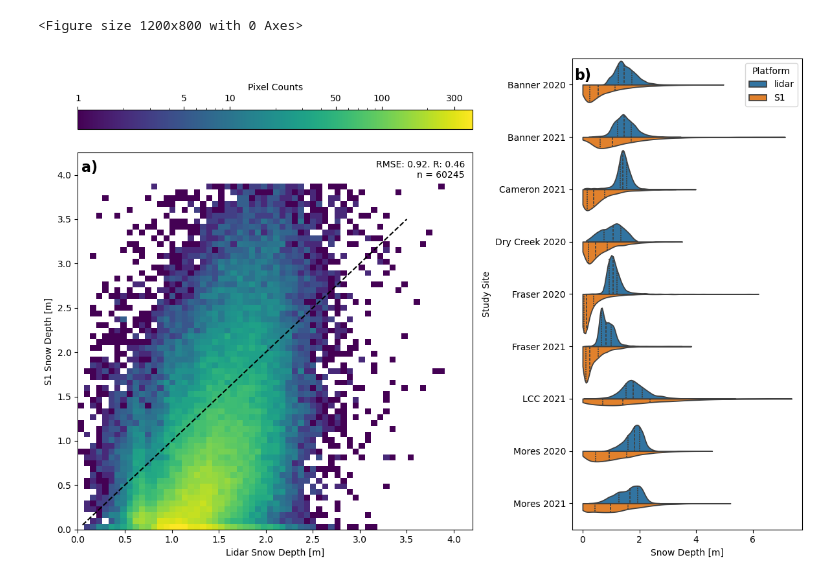
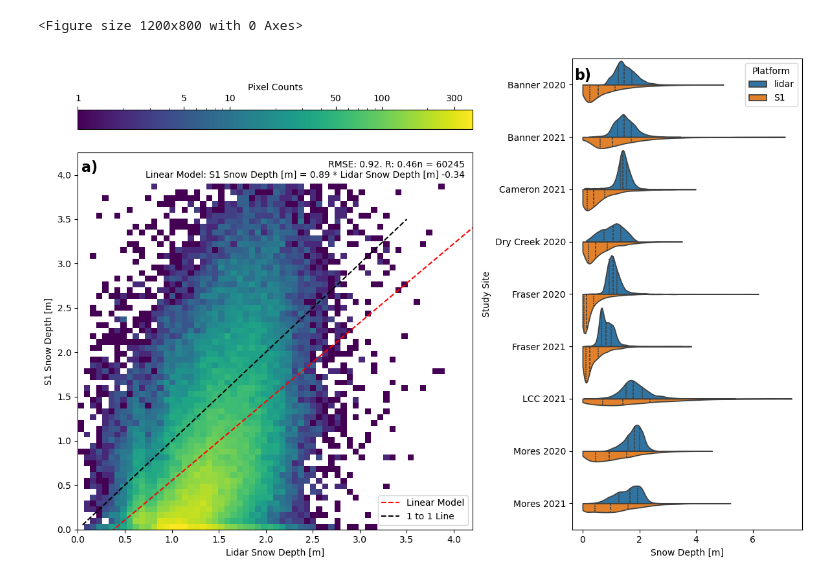
Before and after one commit to ZachHoppinen/spicy-analysis, a Jupyter notebook: src/compare/overall/overall_performance.ipynb, the cells around one changed output. Saved outputs shown, nothing was run; the diff lists cells and outputs as text; code cells hidden in the pictures.

Commit message:
added trend line

```diff
--- a/src/compare/overall/overall_performance.ipynb
+++ b/src/compare/overall/overall_performance.ipynb
@@ -50,6 +50,13 @@ dss = {fp.stem: xr.open_dataset(fp) for fp in in_dir.glob('*.nc')}
 
 in_dir = Path('~/scratch/spicy/nn-SnowEx-Data/').expanduser().resolve()
 nndss = {fp.stem: xr.open_dataset(fp) for fp in in_dir.glob('*.nc')}
+# %%
+from sklearn.linear_model import LinearRegression
+def get_lm(xs, ys):
+    if xs.ndim == 1: xs = xs.reshape((-1, 1))
+    model = LinearRegression().fit(xs, ys)
+    intercept, coefficent, r_sq = model.intercept_,model.coef_, model.score(xs, ys)
+    return intercept, coefficent, r_sq
 # %%
 loc_colors = {'Banner_2020-02-18': 'mediumspringgreen', 'Banner_2021-03-15': 'mediumseagreen', 'Cameron_2021-03-19': 'orange', \
     'Dry_Creek_2020-02-19': 'darkorchid', 'Frasier_2020-02-11': 'lightskyblue', 'Frasier_2021-03-19': 'cornflowerblue', \
@@ -114,11 +121,15 @@ idx = (~np.isnan(xs)) & (~np.isnan(ys)) #& (np.array(xs) > 0)
 xs = np.array(xs)[idx]
 ys = np.array(ys)[idx]
 
+intercept, coefficents, r_sq = get_lm(xs, ys)
+
 h = axes[0].hist2d(xs, ys, bins = 60, range = [[0.0, 3.9], [0.0, 3.9]], norm = mpl.colors.LogNorm())
 r, b, mae, rmse = get_stats(xs, ys)
 # rmse, n  = 0.92, 60245
 n = len(xs)
-axes[0].text(0.98, 0.98, f'RMSE: {rmse:.2f}. R: {r:.2f}\nn = {n}', transform = axes[0].transAxes, ha = 'right', va = 'top')
+axes[0].text(0.98, 0.98, f'RMSE: {rmse:.2f}. R: {r:.2f}n = {n}\nLinear Model: S1 Snow Depth [m] = {coefficents[0]:.2f} * Lidar Snow Depth [m] {intercept:.2f}', transform = axes[0].transAxes, ha = 'right', va = 'top')
+lm_xs = np.linspace(0, 4.2, 100)
+axes[0].plot(lm_xs, coefficents[0]*lm_xs + intercept, color = 'red', linestyle = '--', label = 'Linear Model')
 
 # divider = make_axes_locatable(axes[1])
 # cax = divider.append_axes('right', size='5%', pad=0.05)
@@ -132,35 +143,37 @@ cbar.set_ticklabels([1, 5, 10,50, 100, 300])
 r, b, mae, rmse = get_stats(mean_x, mean_y)
 # axes[0].text(0.98, 0.98, f'R: {r:.2f}', transform = axes[0].transAxes, ha = 'right', va = 'top')
 # axes[0].legend(loc = 'lower right')
 
 sns.violinplot(data = full.sort_values('Study Site').reset_index(), x = 'snow_depth', y = 'Study Site', hue = 'Platform', split=True, inner='quartile', cut=0, ax = f_ax2, width = 1.5)
 
 for ax, letter in zip(all_axes, ['a','b','c']):
     ax.text(0.01, 0.98,f'{letter})', transform=ax.transAxes, ha = 'left', va = 'top', weight='bold', size = 16)
 
 for ax in axes:
     ax.set_ylim(0, 4.25)
     ax.set_xlim(0, 4.2)
     ax.set_xlabel('Lidar Snow Depth [m]')
     ax.set_ylabel('Sentinel-1 Snow Depth [m]')
-    ax.plot([0.05, 3.5], [0.05, 3.5], linestyle = 'dashed', color = 'black')
+    ax.plot([0.05, 3.5], [0.05, 3.5], linestyle = 'dashed', color = 'black', label = '1 to 1 Line')
     ax.set_ylabel('Snow Depth [m]')
 f_ax1.set_title('Overall Histogram of Snow Depths')
 f_ax1.set_title('')
 f_ax1.set_ylabel('S1 Snow Depth [m]')
 f_ax2.set_xlabel('Snow Depth [m]')
 f_ax2.set_title('Study Site Snow Depth Distributions')
 f_ax2.set_title('')
 f_ax2.set_xlabel('Snow Depth [m]')
 
+axes[0].legend(loc = 'lower right')
+
 plt.subplots_adjust(hspace = 0.2, wspace = 0.2)
 
 plt.tight_layout()
 
 plt.savefig('../../../figures/overall/overall_3panel.png')
 # %% [output]
 <Figure size 1200x800 with 0 Axes>
-[figure, old version]
+[figure, new version]
 # %%
 # loc_colors = {'Banner_2020-02-18': 'mediumspringgreen', 'Banner_2021-03-15': 'mediumseagreen', 'Cameron_2021-03-19': 'orange', \
 #     'Dry_Creek_2020-02-19': 'darkorchid', 'Frasier_2020-02-11': 'lightskyblue', 'Frasier_2021-03-19': 'cornflowerblue', \
```
Also changed, not shown: parts of 1 cell of this notebook, 2 other files.
